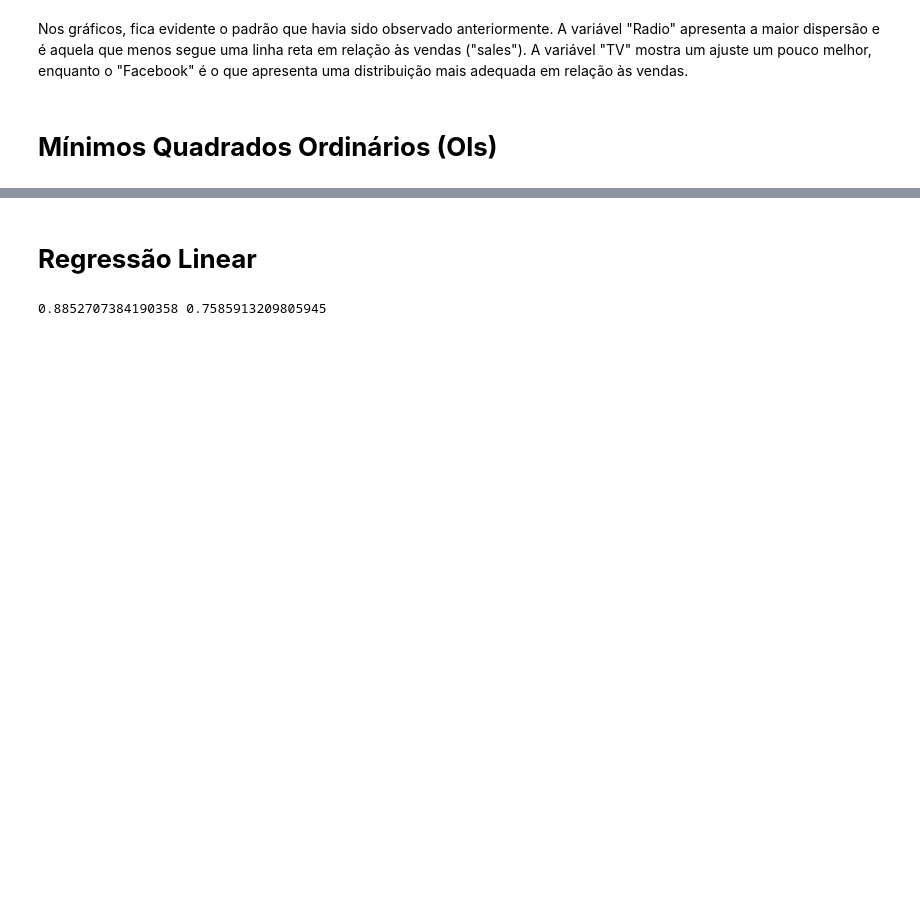
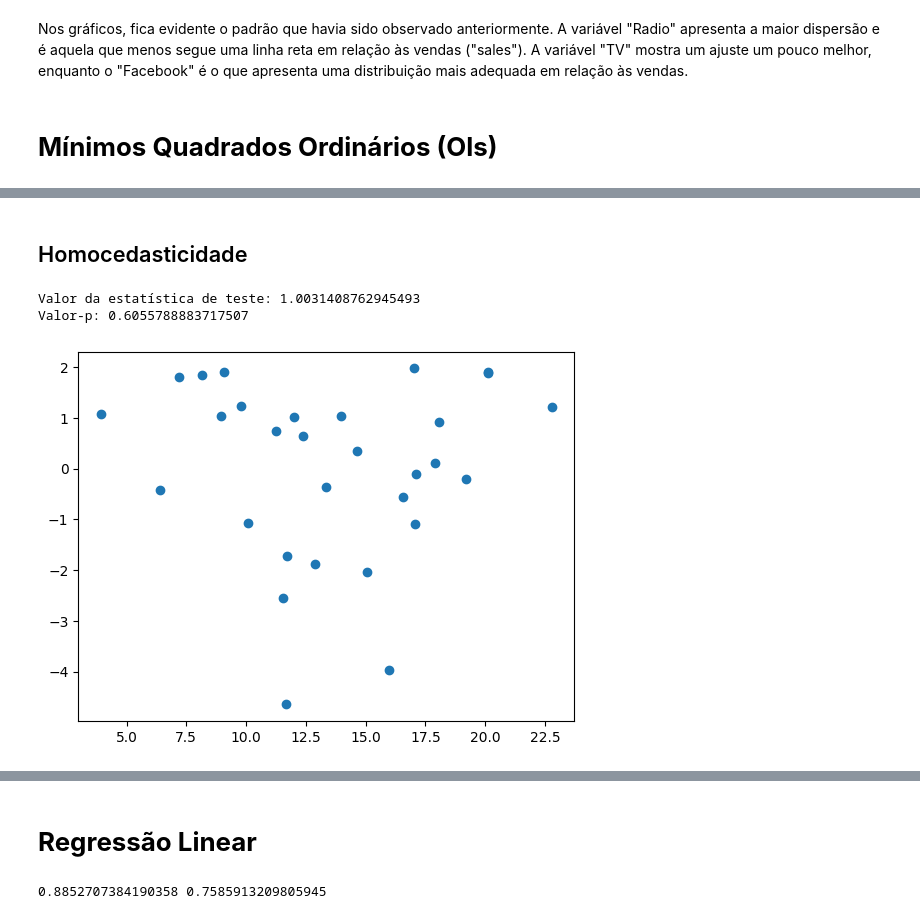
Before and after one commit to alexanderbandeiralira/MMM-LinearRegression, a Jupyter notebook: MMM_LinearRegressionExample.ipynb, the cells around one changed output, grey strips where cells are left out. Saved outputs shown, nothing was run; the diff lists cells and outputs as text; code cells hidden in the pictures; blank space fills up the shorter version.

```diff
--- a/MMM_LinearRegressionExample.ipynb
+++ b/MMM_LinearRegressionExample.ipynb
@@ -218,0 +271,16 @@ Comparando com o modelo anterior, esse novo modelo apresenta um R-quadrado ligei
+# %% [markdown]
+## Homocedasticidade
+# %%
+# Verificar se a variância dos resíduos é constante para todos os níveis das variáveis independentes
+# Você pode plotar um gráfico de resíduos versus os valores ajustados ou versus cada variável independente
+plt.scatter(result.fittedvalues, result.resid)
+# ou realizar um teste estatístico formal para homocedasticidade, como o teste de Breusch-Pagan (result.breusch_pagan())
+# Calcular o teste de Breusch-Pagan para heterocedasticidade
+bp_test = het_breuschpagan(result.resid, result.model.exog)
+# Imprimir os resultados
+print(f"Valor da estatística de teste: {bp_test[0]}")
+print(f"Valor-p: {bp_test[1]}")
+# %% [output]
+Valor da estatística de teste: 1.0031408762945493
+Valor-p: 0.6055788883717507
+[figure, added]
```
Also changed, not shown: parts of 23 cells of this notebook.
